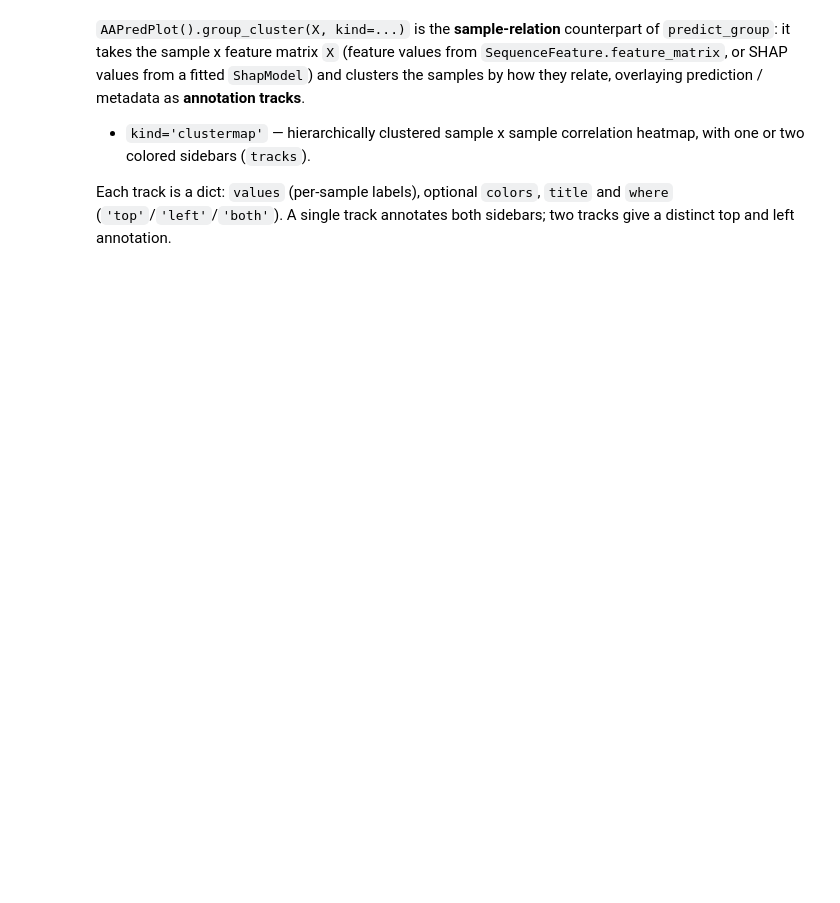
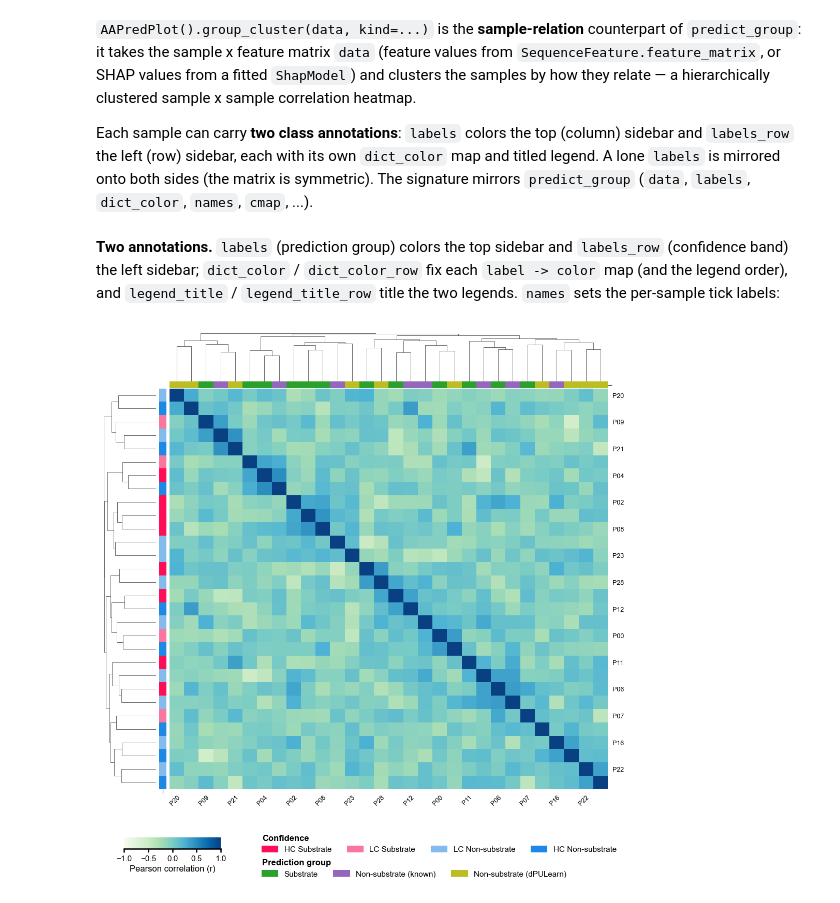
Before and after one commit to breimanntools/aaanalysis, a Jupyter notebook: examples/prediction/aapred_plot_group_cluster.ipynb, the cells around one changed output. Cells and saved outputs as stored; diff of their text form; code cells hidden in the pictures; blank space fills up the shorter version.

```diff
--- a/examples/prediction/aapred_plot_group_cluster.ipynb
+++ b/examples/prediction/aapred_plot_group_cluster.ipynb
@@ -1,9 +1,7 @@
 # %% [markdown]
-``AAPredPlot().group_cluster(X, kind=...)`` is the **sample-relation** counterpart of ``predict_group``: it takes the sample x feature matrix ``X`` (feature values from ``SequenceFeature.feature_matrix``, or SHAP values from a fitted ``ShapModel``) and clusters the samples by how they relate, overlaying prediction / metadata as **annotation tracks**.
+``AAPredPlot().group_cluster(data, kind=...)`` is the **sample-relation** counterpart of ``predict_group``: it takes the sample x feature matrix ``data`` (feature values from ``SequenceFeature.feature_matrix``, or SHAP values from a fitted ``ShapModel``) and clusters the samples by how they relate &mdash; a hierarchically clustered sample x sample correlation heatmap.
 
-- ``kind='clustermap'`` — hierarchically clustered sample x sample correlation heatmap, with one or two colored sidebars (``tracks``).
-
-Each track is a dict: ``values`` (per-sample labels), optional ``colors``, ``title`` and ``where`` (``'top'``/``'left'``/``'both'``). A single track annotates both sidebars; two tracks give a distinct top and left annotation.
+Each sample can carry **two class annotations**: ``labels`` colors the top (column) sidebar and ``labels_row`` the left (row) sidebar, each with its own ``dict_color`` map and titled legend. A lone ``labels`` is mirrored onto both sides (the matrix is symmetric). The signature mirrors ``predict_group`` (``data``, ``labels``, ``dict_color``, ``names``, ``cmap``, ...).
 # %%
 import numpy as np
 import matplotlib.pyplot as plt
@@ -21 +25,15 @@ confidence = ["High", "High", "Mid", "Mid", "Low", "Low"] * 2
+# %% [markdown]
+**Two annotations.** ``labels`` (prediction group) colors the top sidebar and ``labels_row`` (confidence band) the left sidebar; ``dict_color`` / ``dict_color_row`` fix each ``label -> color`` map (and the legend order), and ``legend_title`` / ``legend_title_row`` title the two legends. ``names`` sets the per-sample tick labels:
+# %%
+C_SUB, C_KNOWN, C_DPU = "tab:green", "tab:purple", "tab:olive"
+dict_group = {"Substrate": C_SUB, "Non-substrate (known)": C_KNOWN, "Non-substrate (dPULearn)": C_DPU}
+dict_conf = {"HC Substrate": "#FF0D57", "LC Substrate": "#F9779E",
+             "LC Non-substrate": "#83BBEC", "HC Non-substrate": "#1E88E5"}
+aapred_plot.group_cluster(X, kind="clustermap",
+                          labels=group, dict_color=dict_group, legend_title="Prediction group",
+                          labels_row=confidence, dict_color_row=dict_conf, legend_title_row="Confidence",
+                          names=names)
+plt.show()
+# %% [output]
+[figure, added]
 # %% [markdown]
```
Also changed, not shown: parts of 5 cells of this notebook, 3 other files.
